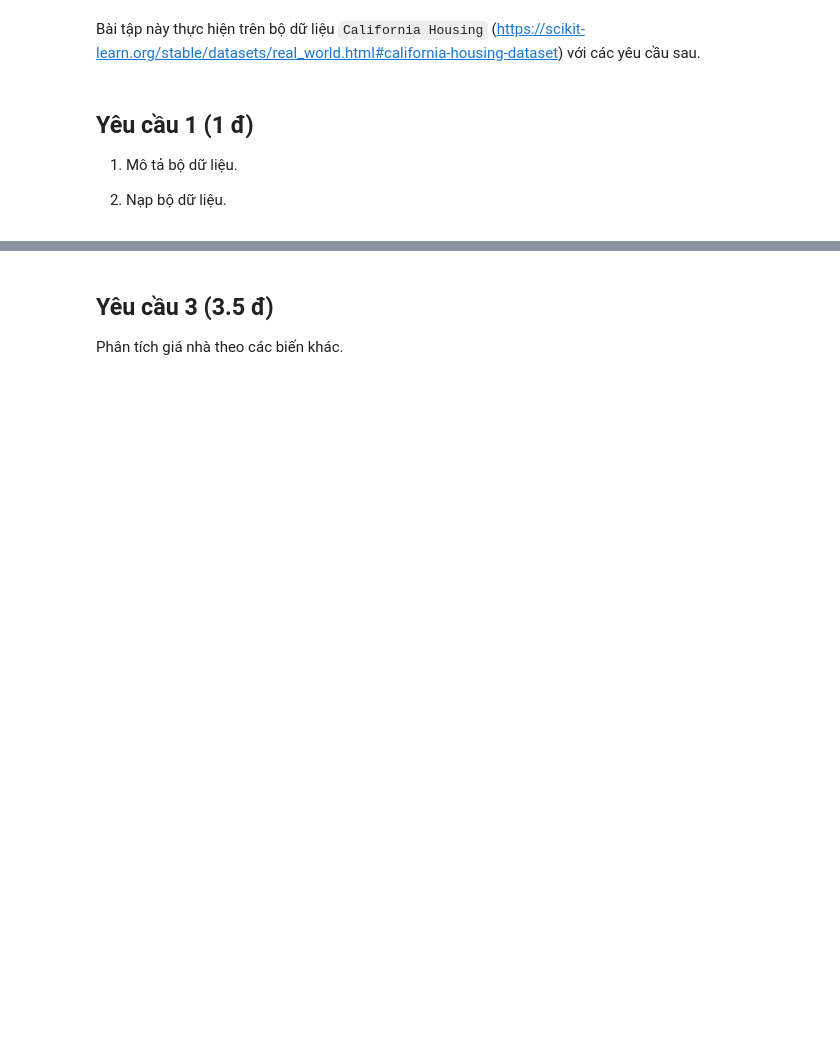
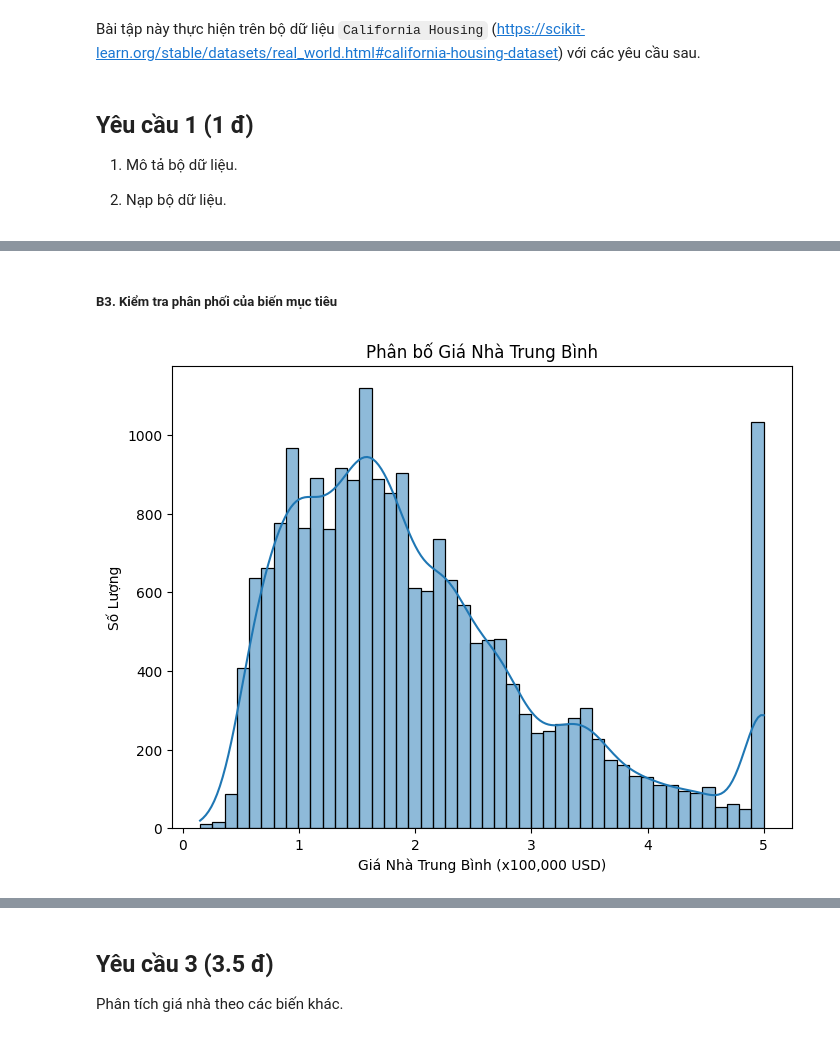
Before and after one commit to vietch2612/22850034-hcmus-assignment, a Jupyter notebook: computer_statistic/ex4/22850034.ipynb, the cells around one changed output, grey strips where cells are left out. Drawn from its saved outputs; the diff is of its cells as text; code cells hidden in the pictures; blank space fills up the shorter version.

```diff
--- a/computer_statistic/ex4/22850034.ipynb
+++ b/computer_statistic/ex4/22850034.ipynb
@@ -52,3 +26,12 @@ x.describe()
+# %%
+# https://scikit-learn.org/stable/datasets/real_world.html#california-housing-dataset
+from sklearn.datasets import fetch_california_housing
+import pandas as pd
+import matplotlib.pyplot as plt
+import seaborn as sns
+
+data = fetch_california_housing()
+df = pd.DataFrame(data.data, columns=data.feature_names)
 # %% [markdown]
 ## Yêu cầu 2 (2 đ)
 
@@ -58,0 +42,5 @@ x['MedInc'].hist()
+# %%
+# Add a new column MedHouseVal to the dataframe
+df['MedHouseVal'] = data.target
+
+df.info()
@@ -58,0 +100,12 @@ x['MedInc'].hist()
+# %% [markdown]
+##### B3. Kiểm tra phân phối của biến mục tiêu
+# %%
+# Plot the distribution of the target variables
+plt.figure(figsize=(8, 6))
+sns.histplot(df['MedHouseVal'], kde=True)
+plt.title('Phân bố Giá Nhà Trung Bình')
+plt.xlabel('Giá Nhà Trung Bình (x100,000 USD)')
+plt.ylabel('Số Lượng')
+plt.show()
+# %% [output]
+[figure, added]
```
Also changed, not shown: parts of 63 cells of this notebook, 5 other files.
